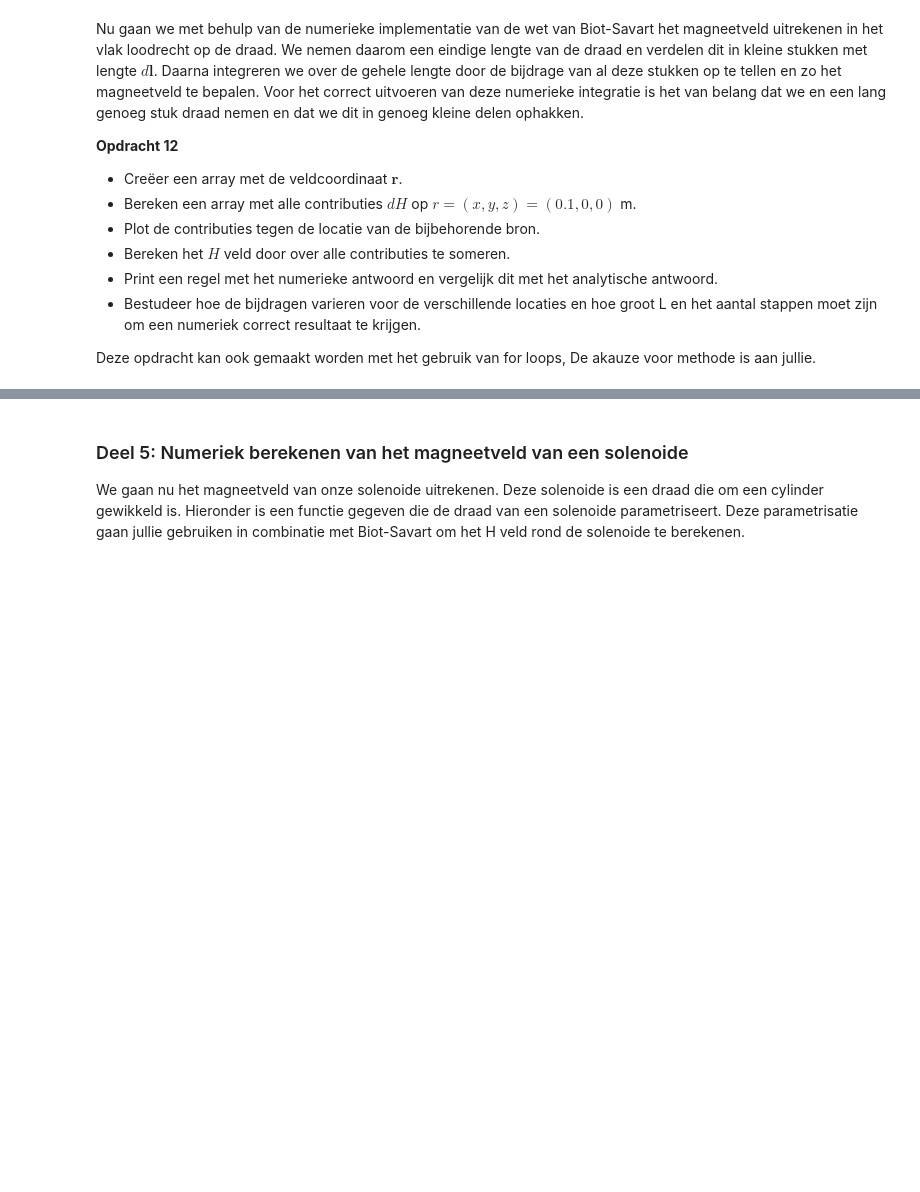
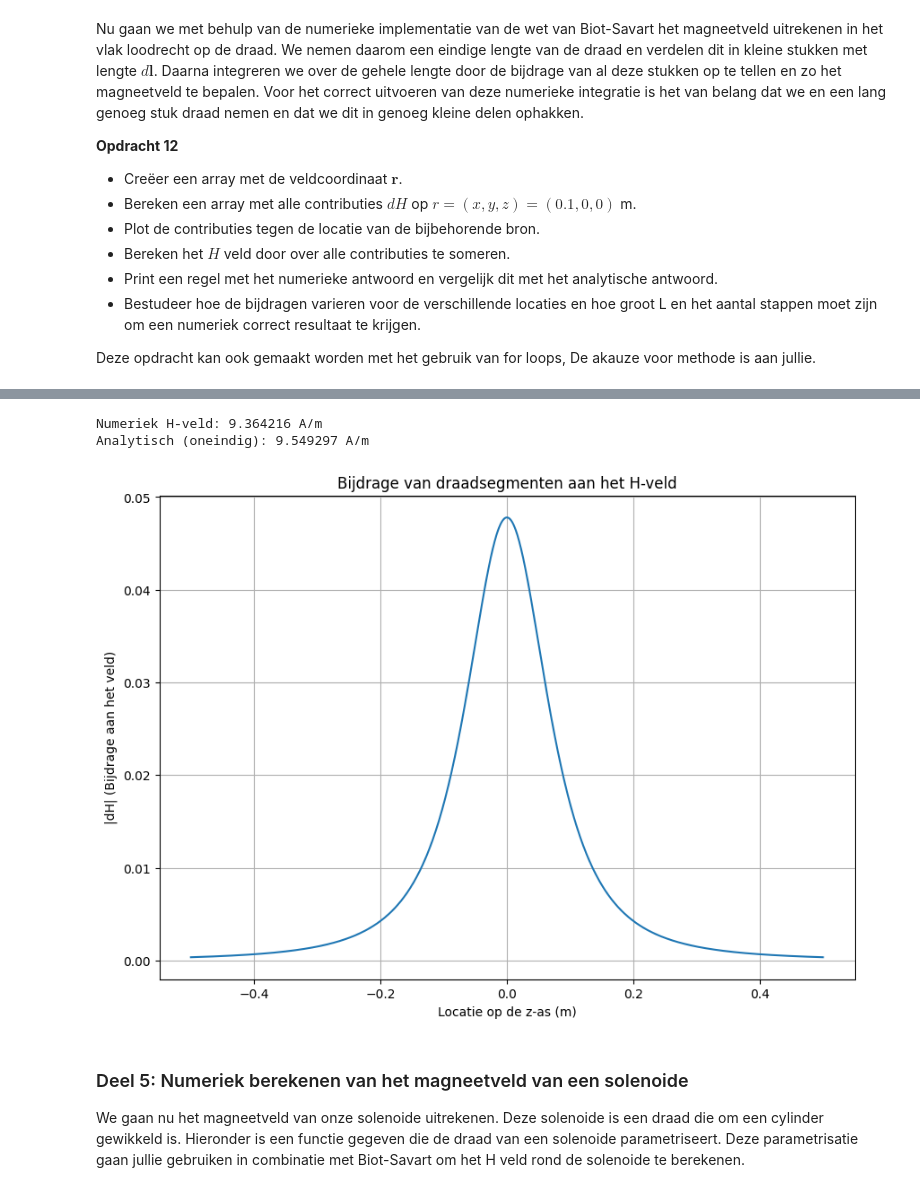
Before and after one commit to ElineSerpenti/opdrachten-DEF-D.EALSerpenti, a Jupyter notebook: Digital ontwerpopdracht 2/2KrachtactuatorOpdracht/KrachtactuatorOpdracht.ipynb, the cells around one changed output, grey strips where cells are left out. Drawn from its saved outputs; the diff is of its cells as text; code cells hidden in the pictures; blank space fills up the shorter version.

```diff
--- a/Digital ontwerpopdracht 2/2KrachtactuatorOpdracht/KrachtactuatorOpdracht.ipynb
+++ b/Digital ontwerpopdracht 2/2KrachtactuatorOpdracht/KrachtactuatorOpdracht.ipynb
@@ -467,3 +431,52 @@ Numeriek H-veld: 0.071615 A/m
+# %%
+# Parameters
+I = 6.0
+L_draad = 1         # Begin met een redelijke lengte
+n_stappen = 1000       # Aantal segmenten
+r_veld = np.array([0.1, 0, 0])  # Het veldpunt
+
+# Afgeleide
+z_punten = np.linspace(-L_draad/2, L_draad/2, n_stappen)
+dz_waarde = z_punten[1] - z_punten[0]
+dl = np.array([0, 0, dz_waarde]) # Stroom loopt in de z-richting
+
+# Lijsten om resultaten op te slaan voor de plot
+contributies_norm = []
+z_locaties = []
+H_totaal = np.array([0.0, 0.0, 0.0])
+
+# De Loop numeriek
+for i in range(len(z_punten)):
+    r_source = np.array([0, 0, z_punten[i]]) # Bron ligt op de z-as
+
+    # Gebruik je eigen functie
+    dH = field_current_element(r_veld, r_source, dl)
+
+    H_totaal += dH
+
+    # Sla de grootte (norm)
+    contributies_norm.append(np.linalg.norm(dH))
+    z_locaties.append(z_punten[i])
+
+# Analytische Vergelijking
+# Voor een oneindige rechte draad: H = I / (2 * pi * r)
+r_afstand = 0.1
+H_analytisch_inf = I / (2 * np.pi * r_afstand)
+
+print(f"Numeriek H-veld: {np.linalg.norm(H_totaal):.6f} A/m")
+print(f"Analytisch (oneindig): {H_analytisch_inf:.6f} A/m")
+
+plt.figure(figsize=(10, 7))
+plt.plot(z_locaties, contributies_norm)
+plt.xlabel('Locatie op de z-as (m)')
+plt.ylabel('|dH| (Bijdrage aan het veld)')
+plt.title('Bijdrage van draadsegmenten aan het H-veld')
+plt.grid(True)
+plt.show()
+# %% [output]
+Numeriek H-veld: 9.364216 A/m
+Analytisch (oneindig): 9.549297 A/m
+[figure, added]
 # %% [markdown]
 ### Deel 5: Numeriek berekenen van het magneetveld van een solenoide
 
```
Also changed, not shown: parts of 2 cells of this notebook.
